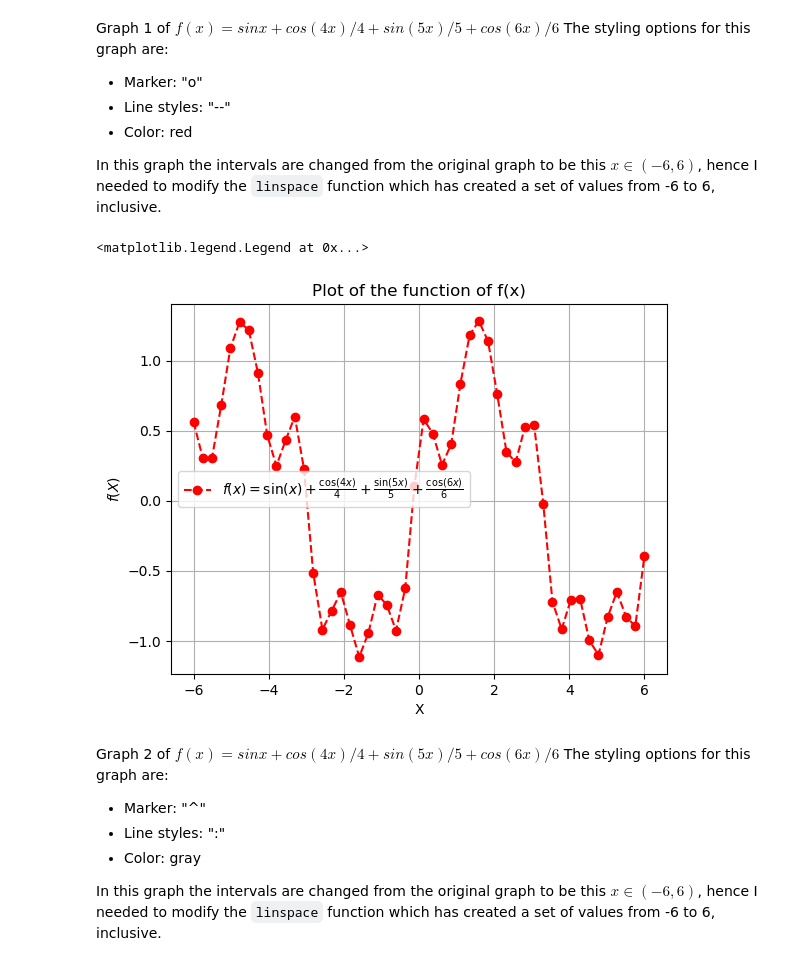
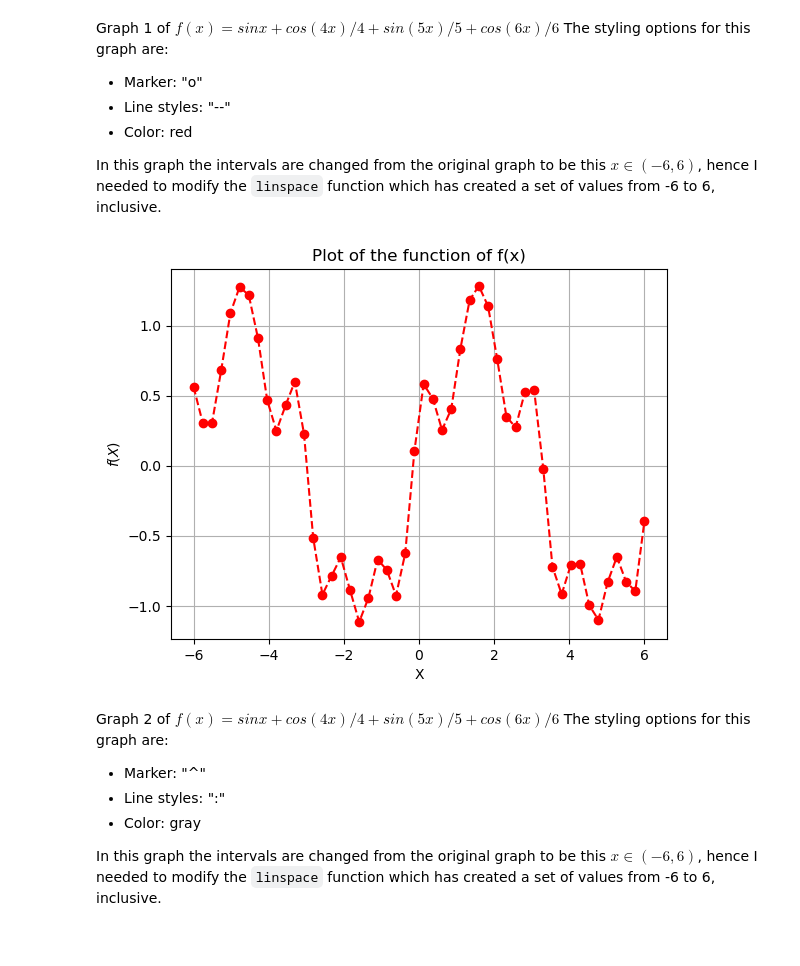
Before and after one commit to Abhay2412/ENCM509Labs, a Jupyter notebook: Lab 1/Lab01-AbhayKhosla.ipynb, the cells around one changed output. Drawn from its saved outputs; the diff is of its cells as text; code cells hidden in the pictures.

Commit message:
Remove legend from Exercise 2 graphs

```diff
--- a/Lab 1/Lab01-AbhayKhosla.ipynb
+++ b/Lab 1/Lab01-AbhayKhosla.ipynb
@@ -54,14 +54,12 @@ y = np.sin(x) + (np.cos(4*x) / 4) + (np.sin(5*x) / 5) + (np.cos(6*x) / 6)
 # %%
 # The plot configuration options such as the x and y axis labels the title of the graph and the color of the graph
 plt.plot(x,y, marker='o', linestyle='--', color='red', label=r'$f(x) = \sin(x) + \frac{\cos(4x)}{4} + \frac{\sin(5x)}{5} + \frac{\cos(6x)}{6}$')
 plt.title('Plot of the function of f(x)')
 plt.xlabel('X')
 plt.ylabel('$f(X)$')
 plt.grid(True)
-plt.legend()
 # %% [output]
-<matplotlib.legend.Legend at 0x...>
-[figure, old version]
+[figure, new version]
 # %% [markdown]
 Graph 2 of $f(x) = sin x + cos(4x)/4 + sin(5x)/5 + cos(6x)/6$
 The styling options for this graph are:
```
Also changed, not shown: parts of 3 cells of this notebook.
